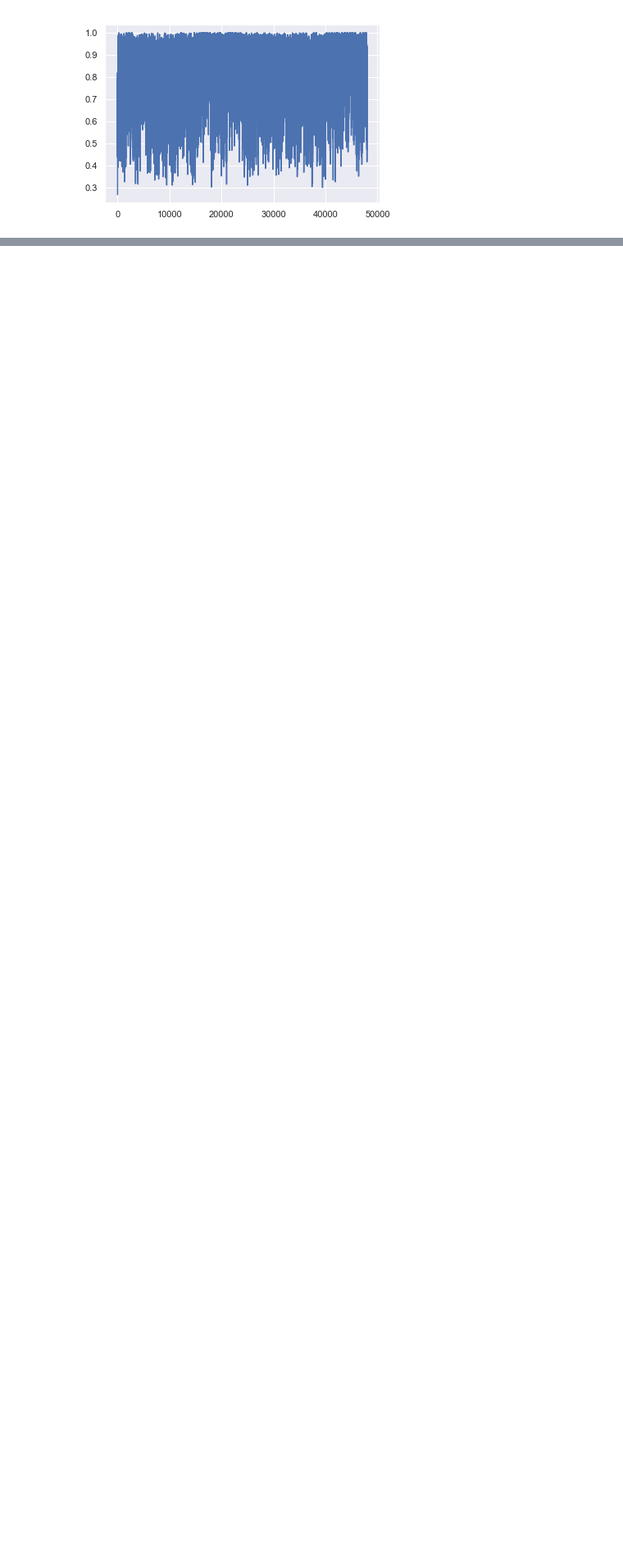
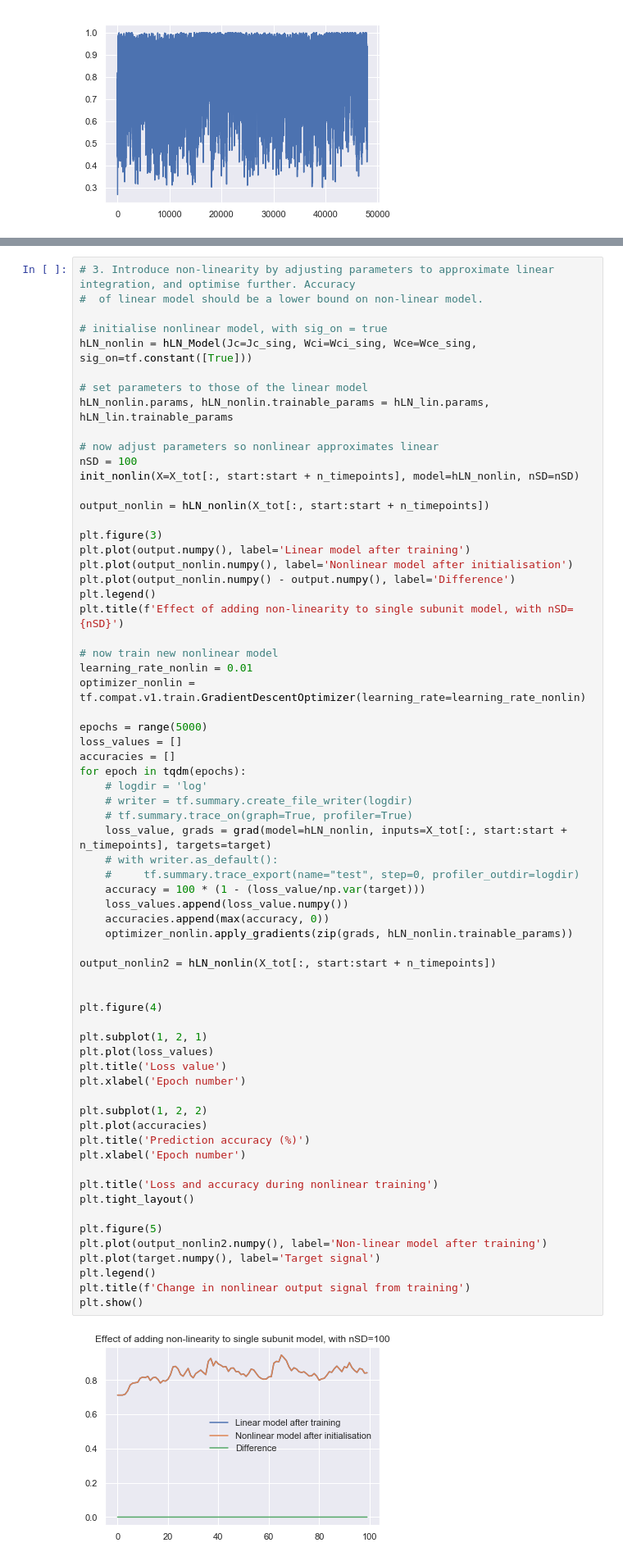
Before and after one commit to eap40/iib-neuro-proj, a Jupyter notebook: training_debug.ipynb, the cells around one changed output, grey strips where cells are left out. Shown at 82% size. Saved outputs shown, nothing was run; the diff lists cells and outputs as text; blank space fills up the shorter version.

```diff
--- a/training_debug.ipynb
+++ b/training_debug.ipynb
@@ -371,0 +470,68 @@ plt.show()
+# %%
+# 3. Introduce non-linearity by adjusting parameters to approximate linear integration, and optimise further. Accuracy
+#  of linear model should be a lower bound on non-linear model.
+
+# initialise nonlinear model, with sig_on = true
+hLN_nonlin = hLN_Model(Jc=Jc_sing, Wci=Wci_sing, Wce=Wce_sing, sig_on=tf.constant([True]))
+
+# set parameters to those of the linear model
+hLN_nonlin.params, hLN_nonlin.trainable_params = hLN_lin.params, hLN_lin.trainable_params
+
+# now adjust parameters so nonlinear approximates linear
+nSD = 100
+init_nonlin(X=X_tot[:, start:start + n_timepoints], model=hLN_nonlin, nSD=nSD)
+
+output_nonlin = hLN_nonlin(X_tot[:, start:start + n_timepoints])
+
+plt.figure(3)
+plt.plot(output.numpy(), label='Linear model after training')
+plt.plot(output_nonlin.numpy(), label='Nonlinear model after initialisation')
+plt.plot(output_nonlin.numpy() - output.numpy(), label='Difference')
+plt.legend()
+plt.title(f'Effect of adding non-linearity to single subunit model, with nSD={nSD}')
+
+# now train new nonlinear model
+learning_rate_nonlin = 0.01
+optimizer_nonlin = tf.compat.v1.train.GradientDescentOptimizer(learning_rate=learning_rate_nonlin)
+
+epochs = range(5000)
+loss_values = []
+accuracies = []
+for epoch in tqdm(epochs):
+    # logdir = 'log'
+    # writer = tf.summary.create_file_writer(logdir)
+    # tf.summary.trace_on(graph=True, profiler=True)
+    loss_value, grads = grad(model=hLN_nonlin, inputs=X_tot[:, start:start + n_timepoints], targets=target)
+    # with writer.as_default():
+    #     tf.summary.trace_export(name="test", step=0, profiler_outdir=logdir)
+    accuracy = 100 * (1 - (loss_value/np.var(target)))
+    loss_values.append(loss_value.numpy())
+    accuracies.append(max(accuracy, 0))
+    optimizer_nonlin.apply_gradients(zip(grads, hLN_nonlin.trainable_params))
+
+output_nonlin2 = hLN_nonlin(X_tot[:, start:start + n_timepoints])
+
+
+plt.figure(4)
+
+plt.subplot(1, 2, 1)
+plt.plot(loss_values)
+plt.title('Loss value')
+plt.xlabel('Epoch number')
+
+plt.subplot(1, 2, 2)
+plt.plot(accuracies)
+plt.title('Prediction accuracy (%)')
+plt.xlabel('Epoch number')
+
+plt.title('Loss and accuracy during nonlinear training')
+plt.tight_layout()
+
+plt.figure(5)
+plt.plot(output_nonlin2.numpy(), label='Non-linear model after training')
+plt.plot(target.numpy(), label='Target signal')
+plt.legend()
+plt.title(f'Change in nonlinear output signal from training')
+plt.show()
+# %% [output]
+[figure, added]
```
Also changed, not shown: parts of 8 cells of this notebook.
